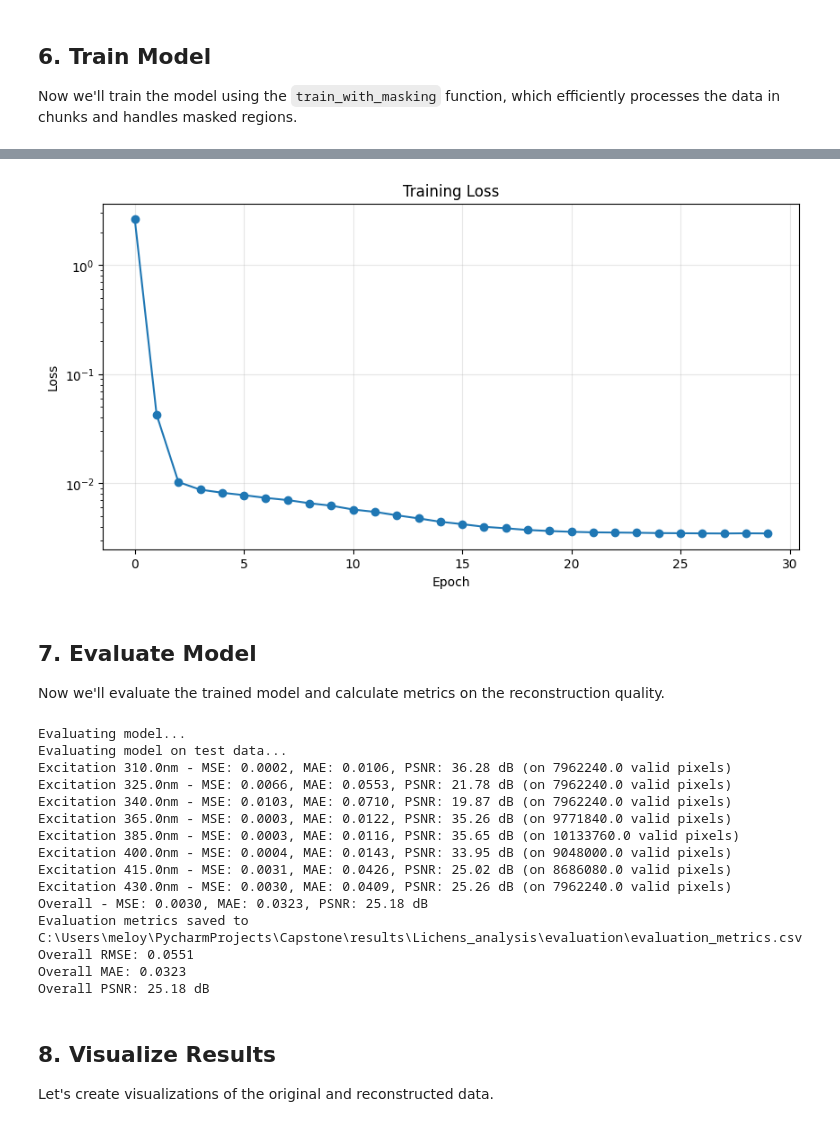
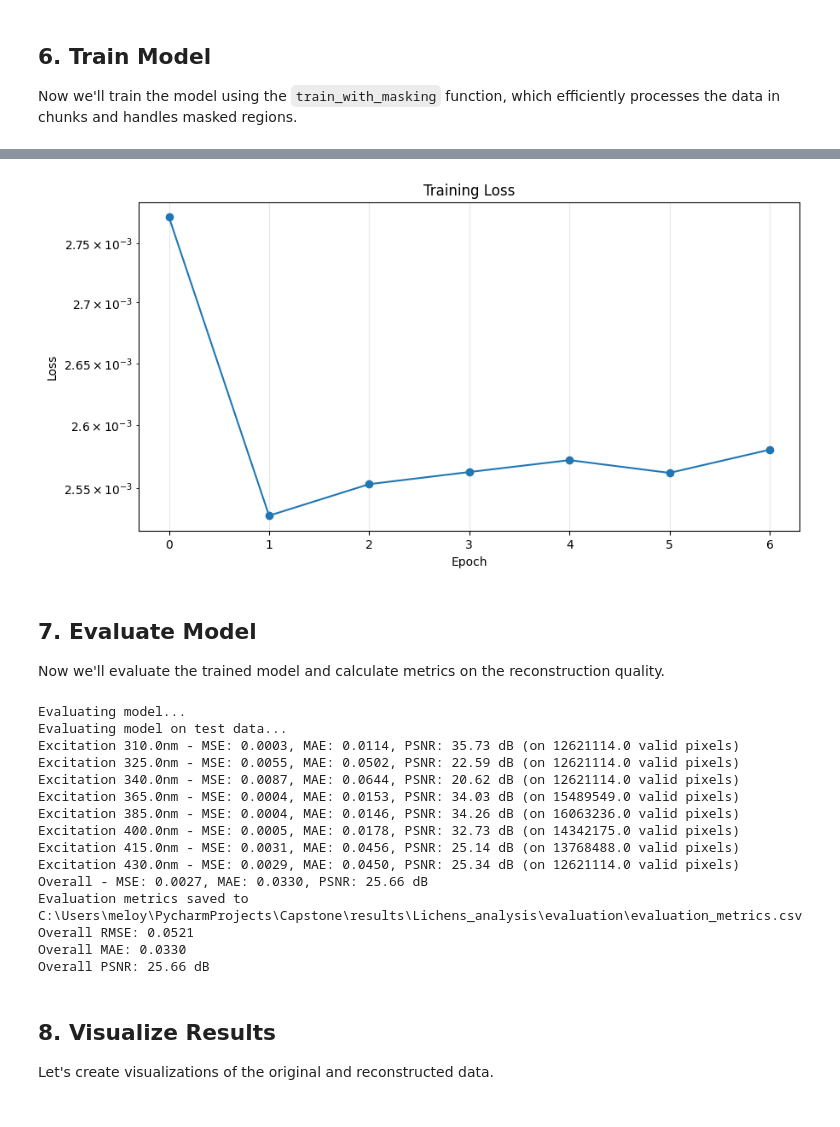
Before and after one commit to Nard248/4D-Hyperspectral-Unsupervised-Clustering, a Jupyter notebook: notebooks/complete_lichens_analysis_notebook.ipynb, the cells around one changed output, grey strips where cells are left out. Saved outputs shown, nothing was run; the diff lists cells and outputs as text; code cells hidden in the pictures.

```diff
--- a/notebooks/complete_lichens_analysis_notebook.ipynb
+++ b/notebooks/complete_lichens_analysis_notebook.ipynb
@@ -96,8 +96,13 @@ expected_output = output_dir / f"data_cutoff_{cutoff_offset}nm_exposure_{exposur
 
 output_pkl = output_dir / f"{study_object}_data.pkl"
 output_files = None
-if output_pkl.exists() or expected_output.exists():
-    print(f"Processed data already exists at {expected_output}")
+if expected_output.exists():
+    output_pkl = expected_output
+if output_pkl.exists():
+    print(f"Processed data already exists at {output_pkl}")
+    print("Skipping raw data processing. Delete the file if you want to reprocess.")
+elif expected_output.exists():
+    print(f"Expected processed data file not found at {expected_output}")
     print("Skipping raw data processing. Delete the file if you want to reprocess.")
 else:
     print("Starting raw data processing...")
@@ -191,7 +212,7 @@ No mask found, will process entire image
 Next, we'll create the `MaskedHyperspectralDataset` for the Kiwi data. This handles preprocessing, normalization, and masking.
 # %%
 normalize = True
-downscale_factor = 2  # Set > 1 to reduce spatial dimensions
+downscale_factor = 1  # Set > 1 to reduce spatial dimensions
 
 print("Creating dataset...")
 dataset = MaskedHyperspectralDataset(
@@ -261,8 +281,8 @@ Now we'll train the model using the `train_with_masking` function, which efficie
 # %%
 num_epochs = 30
 learning_rate = 0.001
-chunk_size = 128
-chunk_overlap = 32
+chunk_size = 256
+chunk_overlap = 64
 early_stopping_patience = 5
 
 best_model_path = os.path.join(model_dir, "best_hyperspectral_model.pth")
@@ -315,4 +338,4 @@ Training completed. Best loss: 0.0035 at epoch 28
-[figure, old version]
+[figure, new version]
 # %% [markdown]
 ## 7. Evaluate Model
 
@@ -338,19 +361,19 @@ if 'overall' in evaluation_results['metrics']:
 # %% [output]
 Evaluating model...
 Evaluating model on test data...
-Excitation 310.0nm - MSE: 0.0002, MAE: 0.0106, PSNR: 36.28 dB (on 7962240.0 valid pixels)
-Excitation 325.0nm - MSE: 0.0066, MAE: 0.0553, PSNR: 21.78 dB (on 7962240.0 valid pixels)
-Excitation 340.0nm - MSE: 0.0103, MAE: 0.0710, PSNR: 19.87 dB (on 7962240.0 valid pixels)
-Excitation 365.0nm - MSE: 0.0003, MAE: 0.0122, PSNR: 35.26 dB (on 9771840.0 valid pixels)
-Excitation 385.0nm - MSE: 0.0003, MAE: 0.0116, PSNR: 35.65 dB (on 10133760.0 valid pixels)
-Excitation 400.0nm - MSE: 0.0004, MAE: 0.0143, PSNR: 33.95 dB (on 9048000.0 valid pixels)
-Excitation 415.0nm - MSE: 0.0031, MAE: 0.0426, PSNR: 25.02 dB (on 8686080.0 valid pixels)
-Excitation 430.0nm - MSE: 0.0030, MAE: 0.0409, PSNR: 25.26 dB (on 7962240.0 valid pixels)
-Overall - MSE: 0.0030, MAE: 0.0323, PSNR: 25.18 dB
+Excitation 310.0nm - MSE: 0.0003, MAE: 0.0114, PSNR: 35.73 dB (on 12621114.0 valid pixels)
+Excitation 325.0nm - MSE: 0.0055, MAE: 0.0502, PSNR: 22.59 dB (on 12621114.0 valid pixels)
+Excitation 340.0nm - MSE: 0.0087, MAE: 0.0644, PSNR: 20.62 dB (on 12621114.0 valid pixels)
+Excitation 365.0nm - MSE: 0.0004, MAE: 0.0153, PSNR: 34.03 dB (on 15489549.0 valid pixels)
+Excitation 385.0nm - MSE: 0.0004, MAE: 0.0146, PSNR: 34.26 dB (on 16063236.0 valid pixels)
+Excitation 400.0nm - MSE: 0.0005, MAE: 0.0178, PSNR: 32.73 dB (on 14342175.0 valid pixels)
+Excitation 415.0nm - MSE: 0.0031, MAE: 0.0456, PSNR: 25.14 dB (on 13768488.0 valid pixels)
+Excitation 430.0nm - MSE: 0.0029, MAE: 0.0450, PSNR: 25.34 dB (on 12621114.0 valid pixels)
+Overall - MSE: 0.0027, MAE: 0.0330, PSNR: 25.66 dB
 Evaluation metrics saved to C:\Users\meloy\PycharmProjects\Capstone\results\Lichens_analysis\evaluation\evaluation_metrics.csv
-Overall RMSE: 0.0551
-Overall MAE: 0.0323
-Overall PSNR: 25.18 dB
+Overall RMSE: 0.0521
+Overall MAE: 0.0330
+Overall PSNR: 25.66 dB
 # %% [markdown]
 ## 8. Visualize Results
 
```
Also changed, not shown: parts of 8 cells of this notebook, 23 other files.
